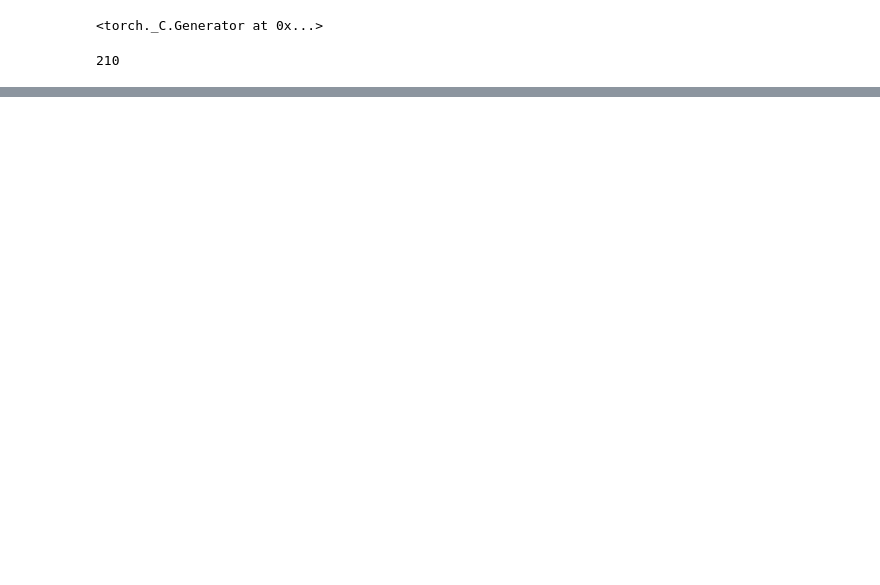
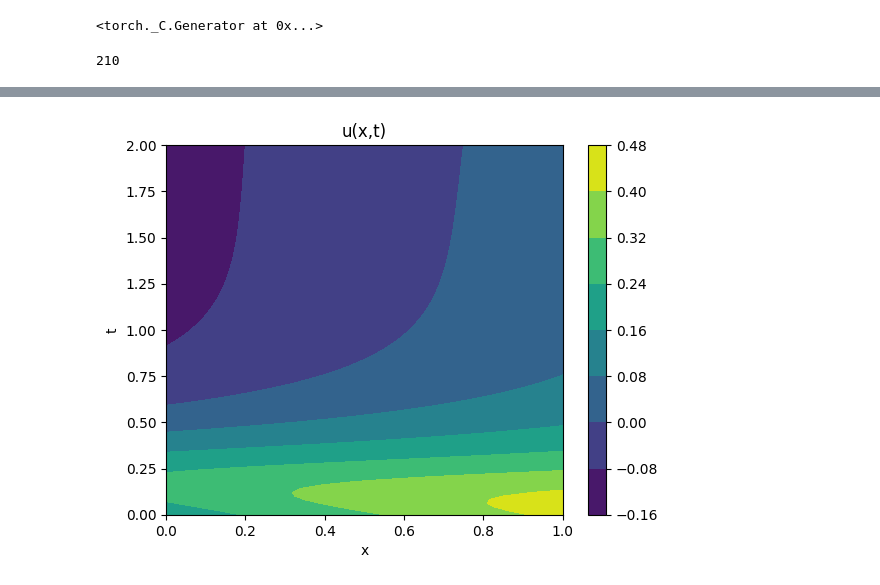
Before and after one commit to Mafaz03/Deep-Learning-in-Mechanics, a Jupyter notebook: Youngs_modulus.ipynb, the cells around one changed output, grey strips where cells are left out. Saved outputs shown, nothing was run; the diff lists cells and outputs as text; code cells hidden in the pictures; blank space fills up the shorter version.

```diff
--- a/Youngs_modulus.ipynb
+++ b/Youngs_modulus.ipynb
@@ -284,0 +416,27 @@ tensor(0.0070, grad_fn=<MeanBackward0>)
+# %%
+x_s = torch.linspace(domain[0][0], domain[0][1], 100)
+t_s = torch.linspace(domain[1][0], domain[1][1], 100)
+
+X, T = torch.meshgrid(x_s, t_s, indexing='ij')
+
+points = torch.stack((X.flatten(), T.flatten()), dim=1)
+points = points.clone().detach().requires_grad_(True)
+
+u = u_predictor_model(points)
+
+grad_u = torch.autograd.grad(u.sum(), points, create_graph=True)[0]
+
+u_x = grad_u[:, 0]
+
+E = E_predictor_model(u_x.unsqueeze(1))
+# %%
+U = u.reshape(100, 100).detach().numpy()
+plt.contourf(X.detach().numpy(), T.detach().numpy(), U)
+
+plt.colorbar()
+plt.xlabel("x")
+plt.ylabel("t")
+plt.title("u(x,t)")
+plt.show()
+# %% [output]
+[figure, added]
```
Also changed, not shown: parts of 12 cells of this notebook.
